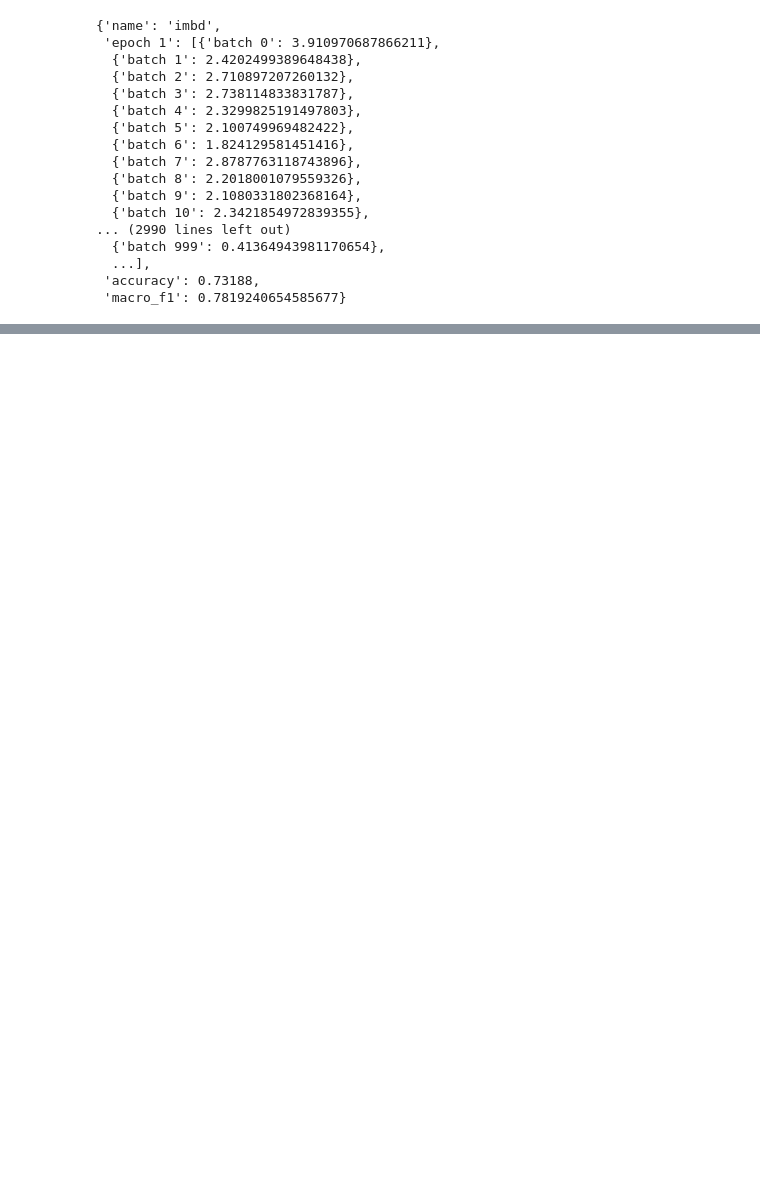
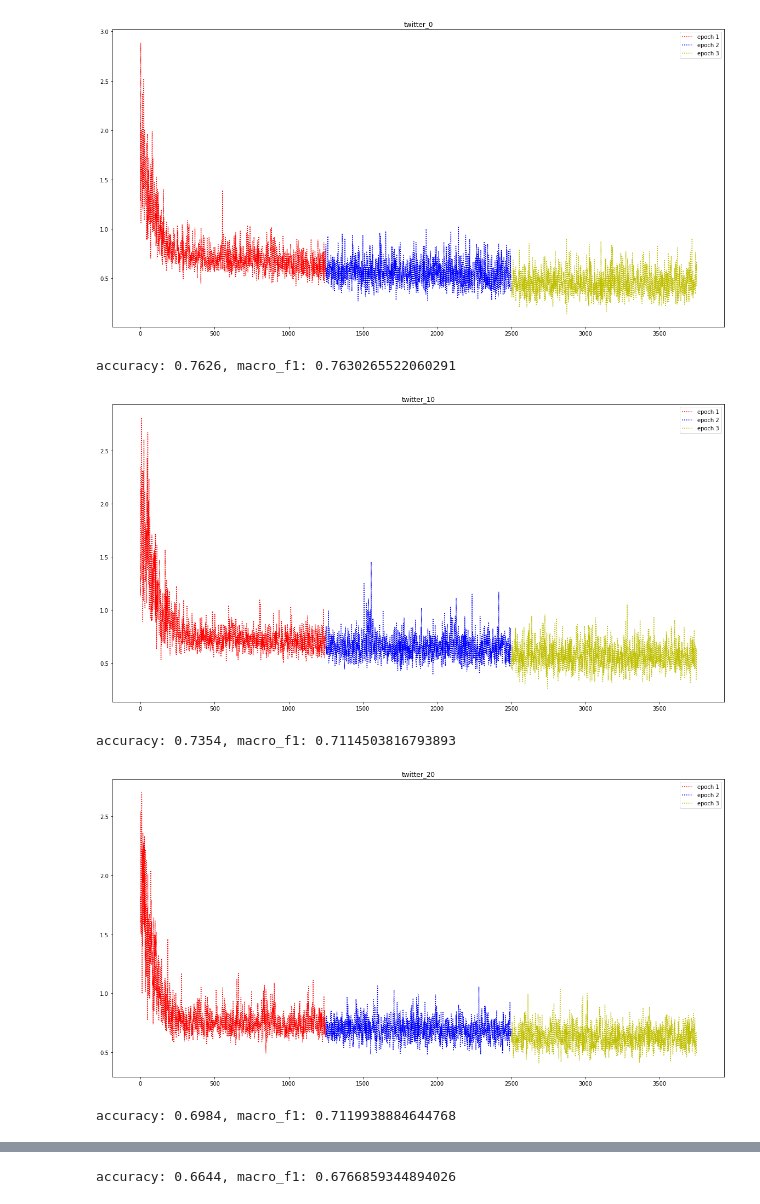
Before and after one commit to rvnair/text-classification, a Jupyter notebook: notebooks/Loss Analysis.ipynb, the cells around one changed output, grey strips where cells are left out. Drawn from its saved outputs; the diff is of its cells as text; code cells hidden in the pictures; blank space fills up the shorter version.

Commit message:
plots

```diff
--- a/notebooks/Loss Analysis.ipynb
+++ b/notebooks/Loss Analysis.ipynb
@@ -1,6 +1,6 @@
 # %%
-import matplotlib as plt
+import matplotlib.pyplot as plt
 import json
-import os
+
+from pylab import rcParams
+rcParams['figure.figsize'] = 20, 10
-# %%
-data_path = '../logs/imdb.json'
@@ -10,20 +7,26 @@ with open(data_path) as json_file:
-# %%
-data
-# %% [output]
-{'name': 'imbd',
- 'epoch 1': [{'batch 0': 3.910970687866211},
-  {'batch 1': 2.4202499389648438},
-  {'batch 2': 2.710897207260132},
-  {'batch 3': 2.738114833831787},
-  {'batch 4': 2.3299825191497803},
-  {'batch 5': 2.100749969482422},
-  {'batch 6': 1.824129581451416},
-  {'batch 7': 2.8787763118743896},
-  {'batch 8': 2.2018001079559326},
-  {'batch 9': 2.1080331802368164},
-  {'batch 10': 2.3421854972839355},
-... (2990 lines left out)
-  {'batch 999': 0.41364943981170654},
-  ...],
- 'accuracy': 0.73188,
- 'macro_f1': 0.7819240654585677}
+# %%
+def plot_loss(data_path):
+    with open(data_path) as json_file:
+        data = json.load(json_file)
+        plt.title(data['name'])
+        colors = ['r','b','y']
+        for n,e in enumerate(list(data.keys())[1:-2]):
+            xdata = []
+            ydata = []
+            for i,b in enumerate(data[e]):
+                xdata.append(i + len(data[e])*n)
+                ydata.append(b['batch {}'.format(i)])
+            plt.plot(xdata, ydata, ':',c=colors[n], label=e)
+        plt.legend()
+        plt.show()
+        print('accuracy: {}, macro_f1: {}'.format(data['accuracy'], data['macro_f1']))
+# %%
+for i in range(0, 101, 10):
+    plot_loss('../logs/twitter_{}.json'.format(i))
+# %% [output]
+[figure, added]
+accuracy: 0.7626, macro_f1: 0.7630265522060291
+[figure, added]
+accuracy: 0.7354, macro_f1: 0.7114503816793893
+[figure, added]
+accuracy: 0.6984, macro_f1: 0.7119938884644768
@@ -29,0 +34 @@ data
+accuracy: 0.6644, macro_f1: 0.6766859344894026
```
Also changed, not shown: parts of 2 cells of this notebook.
